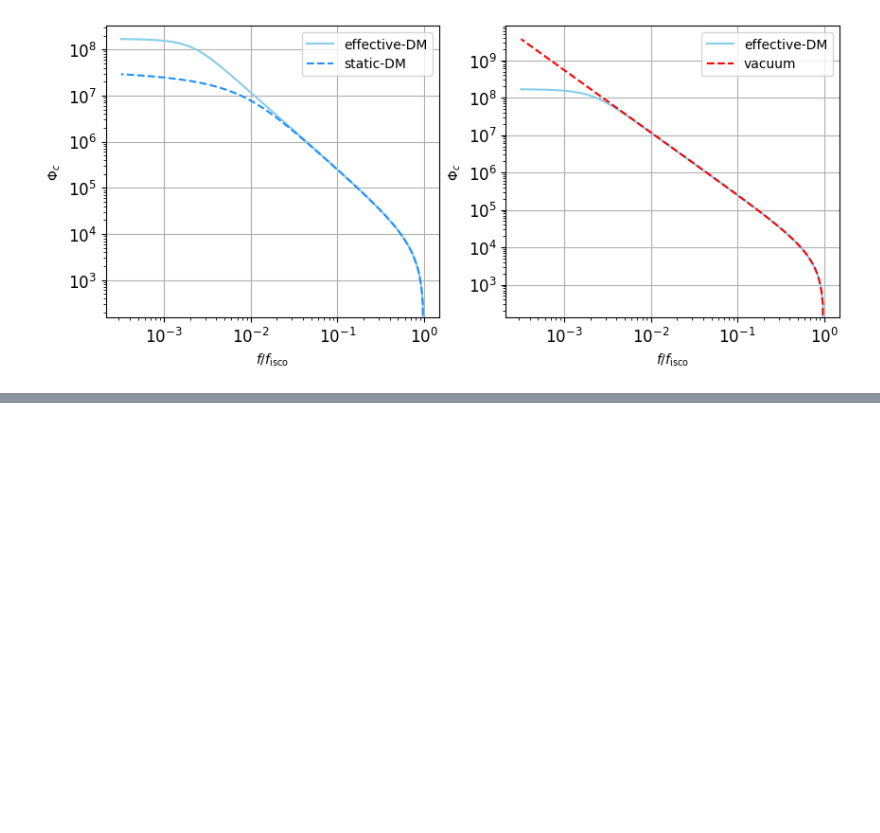
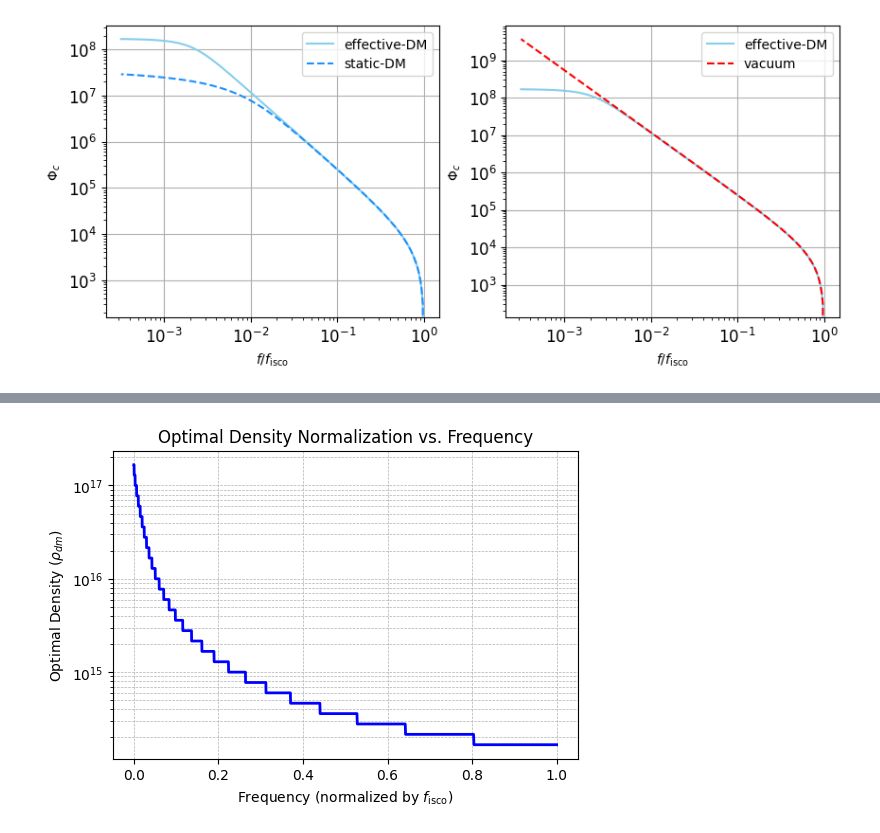
Before and after one commit to nicolegrillo/BinaryEvolution, a Jupyter notebook: Phase_extraction-MAIN.ipynb, the cells around one changed output, grey strips where cells are left out. Saved outputs shown, nothing was run; the diff lists cells and outputs as text; code cells hidden in the pictures; blank space fills up the shorter version.

```diff
--- a/Phase_extraction-MAIN.ipynb
+++ b/Phase_extraction-MAIN.ipynb
@@ -1155,0 +1331,17 @@ ax[1].legend();
+# %%
+freqs_f = np.logspace(-5, 0, 10000)
+rho_optimal_f = np.array([find_dm_benchmark_3(Nc_dm_s_bench, Nc_acc_bench, rho_s_i_LARGE, i) for i in freqs_f])
+# %%
+plt.figure(figsize=(6, 4))
+
+plt.semilogy(freqs_f, rho_optimal_f, c='blue', linewidth=2)
+
+plt.xlabel('Frequency (normalized by $f_{\mathrm{isco}}$)')
+plt.ylabel('Optimal Density ($\\rho_{dm}$)')
+
+plt.title('Optimal Density Normalization vs. Frequency')
+plt.grid(True, which="both", linestyle='--', linewidth=0.5)
+
+plt.show()
+# %% [output]
+[figure, added]
```
Also changed, not shown: parts of 18 cells of this notebook.
